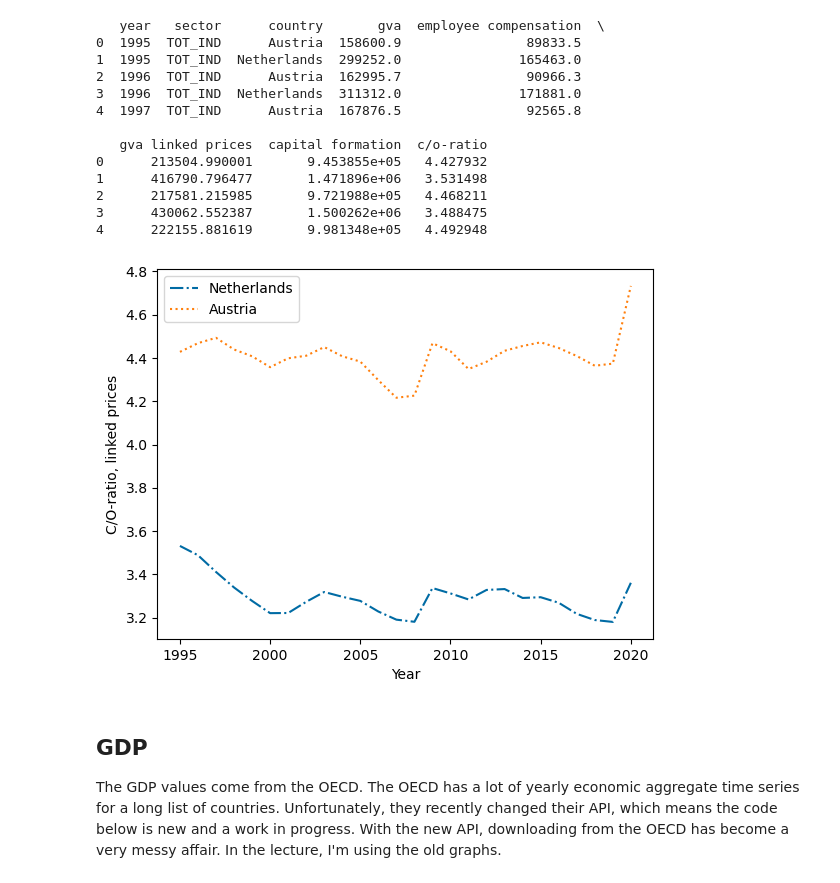
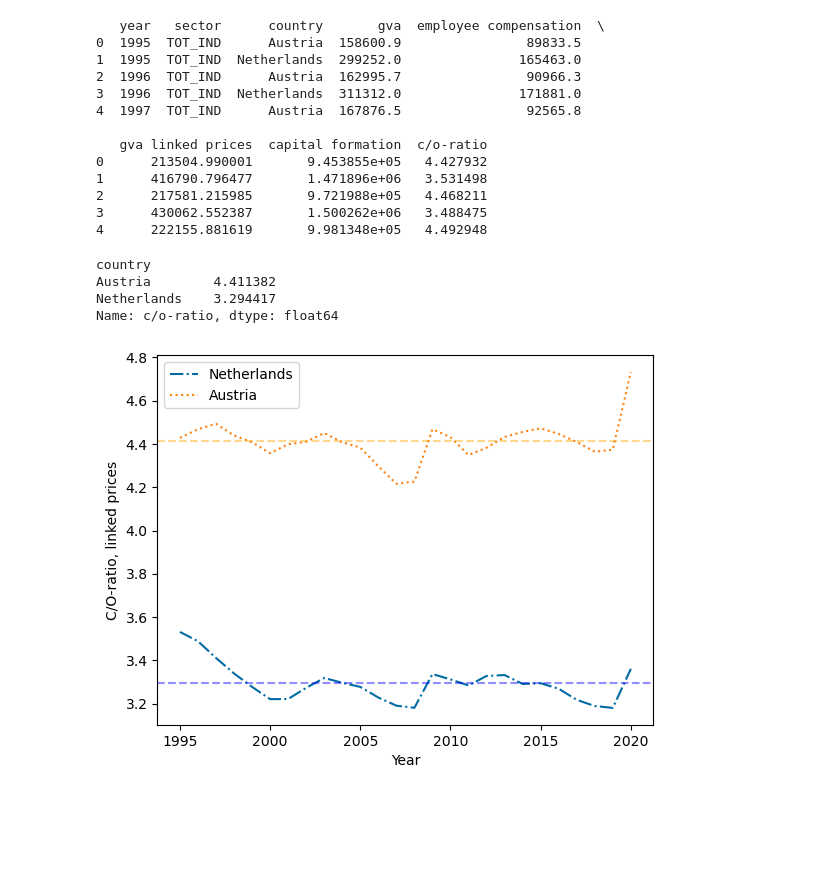
Before and after one commit to anl1313/MacroIII_public, a Jupyter notebook: Assignment 1/plot.ipynb, the cells around one changed output. Cells and saved outputs as stored; diff of their text form; code cells hidden in the pictures; blank space fills up the shorter version.

```diff
--- a/Assignment 1/plot.ipynb
+++ b/Assignment 1/plot.ipynb
@@ -158,23 +158,32 @@ print(merged.head(5))
 2      217581.215985       9.721988e+05   4.468211
 3      430062.552387       1.500262e+06   3.488475
 4      222155.881619       9.981348e+05   4.492948
+# %%
+# we want to calculate mean of the c/o-ratio for each country
+mean = merged.groupby(['country'])['c/o-ratio'].mean()
+print(mean)
+# %% [output]
+country
+Austria        4.411382
+Netherlands    3.294417
+Name: c/o-ratio, dtype: float64
 # %%
 # plot c/o-ratio for netherlands and austria over time
 countrylist = ('Netherlands','Austria') #List of countries to be plotted
 
 ll=0
 for country in countrylist:
     df_country = merged[merged['country'] == country]
     plt.plot(df_country['year'], df_country['c/o-ratio'], label = country, linestyle = lines[ll])
+    # add the mean c/o-ratio for each country
+    plt.axhline(y=mean['Netherlands'], color='blue', linestyle='--', alpha=0.25)
+    plt.axhline(y=mean['Austria'], color='orange', linestyle='--', alpha=0.25)
     ll+=1
+
 
 plt.xlabel('Year')
 plt.ylabel('C/O-ratio, linked prices')
 plt.legend()
 plt.show()
 # %% [output]
-[figure, old version]
+[figure, new version]
-# %% [markdown]
-## GDP
-
-The GDP values come from the OECD. The OECD has a lot of yearly economic aggregate time series for a long list of countries. Unfortunately, they recently changed their API, which means the code below is new and a work in progress. With the new API, downloading from the OECD has become a very messy affair. In the lecture, I'm using the old graphs.
```
Also changed, not shown: parts of 9 cells of this notebook, 2 other files.
